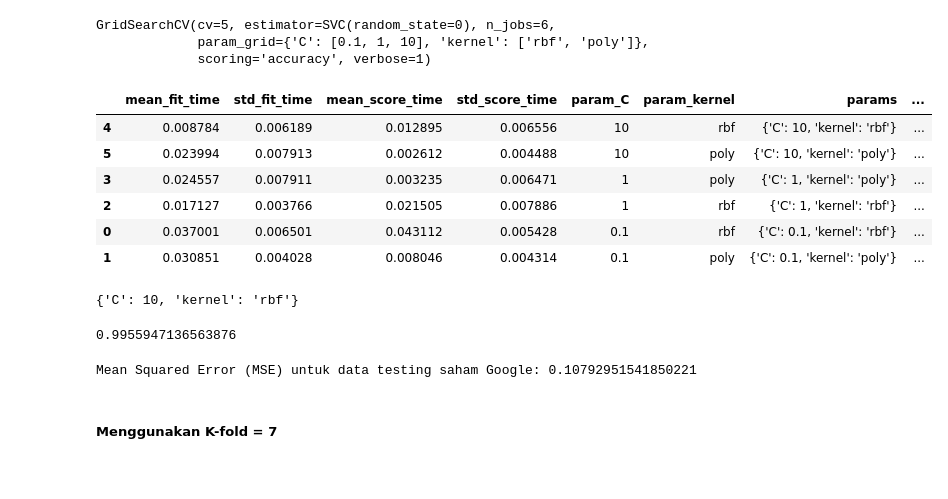
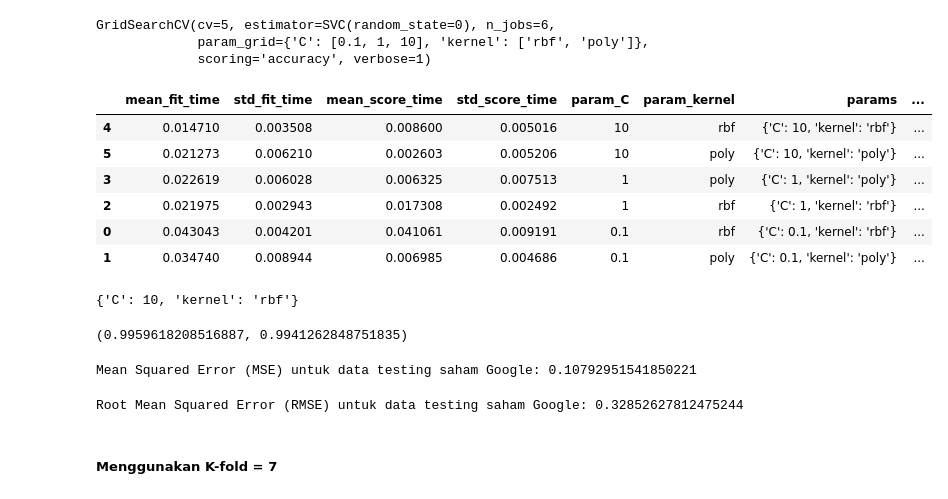
Before and after one commit to Jremiegii/Prediksi_Saham, a Jupyter notebook: Source Code/src/Saham_Bal_Split.ipynb, the cells around one changed output. Cells and saved outputs as stored; diff of their text form; code cells hidden in the pictures.

```diff
--- a/Source Code/src/Saham_Bal_Split.ipynb
+++ b/Source Code/src/Saham_Bal_Split.ipynb
@@ -383,9 +383,9 @@ parameters = {
 # %% [markdown]
 ##### Menggunakan K-fold = 3
 # %%
-grid_search = GridSearchCV(estimator=svm, param_grid=parameters, cv=3, n_jobs=6, scoring='accuracy', verbose=1)
+grid_search_k3 = GridSearchCV(estimator=svm, param_grid=parameters, cv=3, n_jobs=6, scoring='accuracy', verbose=1)
 # %%
-grid_search.fit(X_mu_train, y_mu_train)
+grid_search_k3.fit(X_mu_train, y_mu_train)
 # %% [output]
 Fitting 3 folds for each of 6 candidates, totalling 18 fits
 GridSearchCV(cv=3, estimator=SVC(random_state=0), n_jobs=6,
@@ -423,22 +429,22 @@ Mean Squared Error (MSE) untuk data testing saham Google: 0.10792951541850221
 # %% [markdown]
 ##### Menggunakan K-fold = 5
 # %%
-grid_search = GridSearchCV(estimator=svm, param_grid=parameters, cv=5, n_jobs=6, scoring='accuracy', verbose=1)
+grid_search_k5 = GridSearchCV(estimator=svm, param_grid=parameters, cv=5, n_jobs=6, scoring='accuracy', verbose=1)
 # %%
-grid_search.fit(X_mu_train, y_mu_train)
+grid_search_k5.fit(X_mu_train, y_mu_train)
 # %% [output]
 Fitting 5 folds for each of 6 candidates, totalling 30 fits
 GridSearchCV(cv=5, estimator=SVC(random_state=0), n_jobs=6,
              param_grid={'C': [0.1, 1, 10], 'kernel': ['rbf', 'poly']},
              scoring='accuracy', verbose=1)
 # %%
-pd.DataFrame(grid_search.cv_results_).sort_values('rank_test_score')
+pd.DataFrame(grid_search_k5.cv_results_).sort_values('rank_test_score')
 # %% [output]
 |  | mean_fit_time | std_fit_time | mean_score_time | std_score_time | param_C | param_kernel | params | ... |
-| 4 | 0.008784 | 0.006189 | 0.012895 | 0.006556 | 10 | rbf | {'C': 10, 'kernel': 'rbf'} | ... |
-| 5 | 0.023994 | 0.007913 | 0.002612 | 0.004488 | 10 | poly | {'C': 10, 'kernel': 'poly'} | ... |
-| 3 | 0.024557 | 0.007911 | 0.003235 | 0.006471 | 1 | poly | {'C': 1, 'kernel': 'poly'} | ... |
-| 2 | 0.017127 | 0.003766 | 0.021505 | 0.007886 | 1 | rbf | {'C': 1, 'kernel': 'rbf'} | ... |
-| 0 | 0.037001 | 0.006501 | 0.043112 | 0.005428 | 0.1 | rbf | {'C': 0.1, 'kernel': 'rbf'} | ... |
-| 1 | 0.030851 | 0.004028 | 0.008046 | 0.004314 | 0.1 | poly | {'C': 0.1, 'kernel': 'poly'} | ... |
+| 4 | 0.014710 | 0.003508 | 0.008600 | 0.005016 | 10 | rbf | {'C': 10, 'kernel': 'rbf'} | ... |
+| 5 | 0.021273 | 0.006210 | 0.002603 | 0.005206 | 10 | poly | {'C': 10, 'kernel': 'poly'} | ... |
+| 3 | 0.022619 | 0.006028 | 0.006325 | 0.007513 | 1 | poly | {'C': 1, 'kernel': 'poly'} | ... |
+| 2 | 0.021975 | 0.002943 | 0.017308 | 0.002492 | 1 | rbf | {'C': 1, 'kernel': 'rbf'} | ... |
+| 0 | 0.043043 | 0.004201 | 0.041061 | 0.009191 | 0.1 | rbf | {'C': 0.1, 'kernel': 'rbf'} | ... |
+| 1 | 0.034740 | 0.008944 | 0.006985 | 0.004686 | 0.1 | poly | {'C': 0.1, 'kernel': 'poly'} | ... |
 # %%
@@ -446,8 +452,8 @@ grid_search.best_params_
 # %% [output]
 {'C': 10, 'kernel': 'rbf'}
 # %%
-# grid_search.score(X_mu_train, y_mu_train), grid_search.score(X_mu_test, y_mu_test)
-grid_search.score(X_mu_test, y_mu_test)
+grid_search_k5.score(X_mu_train, y_mu_train), grid_search_k5.score(X_mu_test, y_mu_test)
+# grid_search_k5.score(X_mu_test, y_mu_test)
 # %% [output]
-0.9955947136563876
+(0.9959618208516887, 0.9941262848751835)
 # %%
@@ -459,5 +465,11 @@ print("Mean Squared Error (MSE) untuk data testing saham Google:", mse)
 # %% [output]
 Mean Squared Error (MSE) untuk data testing saham Google: 0.10792951541850221
+# %%
+# Menghitung Root Mean Squared Error (RMSE)
+rmse_k5 = np.sqrt(mse_k5)
+print("Root Mean Squared Error (RMSE) untuk data testing saham Google:", rmse_k5)
+# %% [output]
+Root Mean Squared Error (RMSE) untuk data testing saham Google: 0.32852627812475244
 # %% [markdown]
 ##### Menggunakan K-fold = 7
 # %%
```
Also changed, not shown: parts of 29 cells of this notebook, 3 other files.
